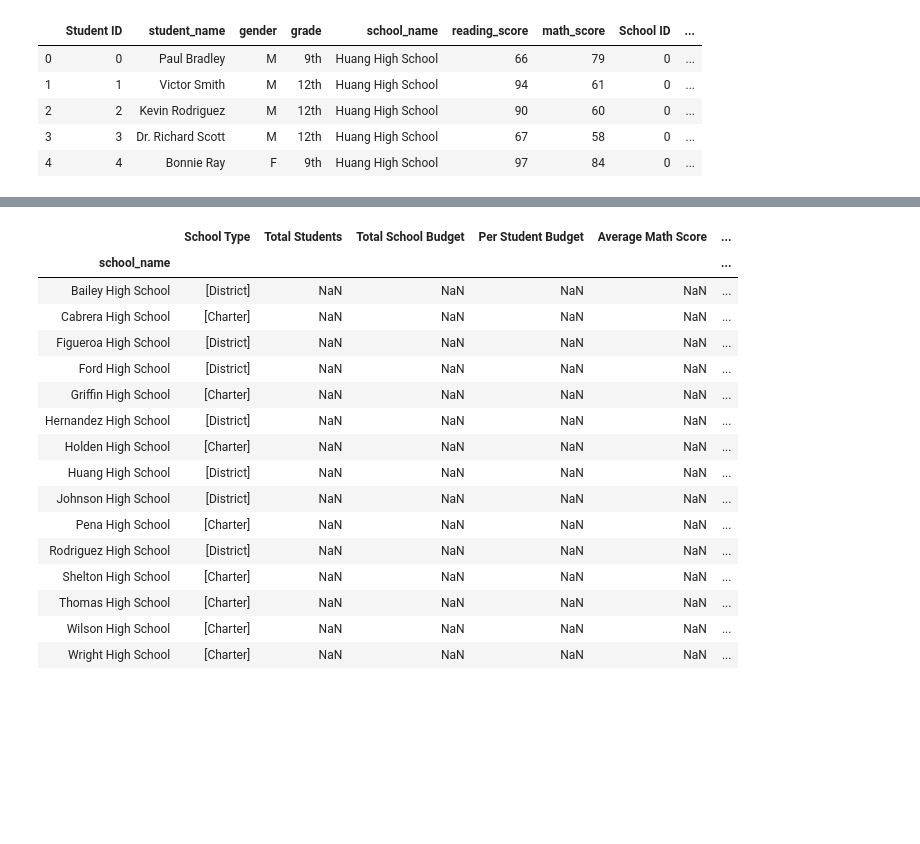
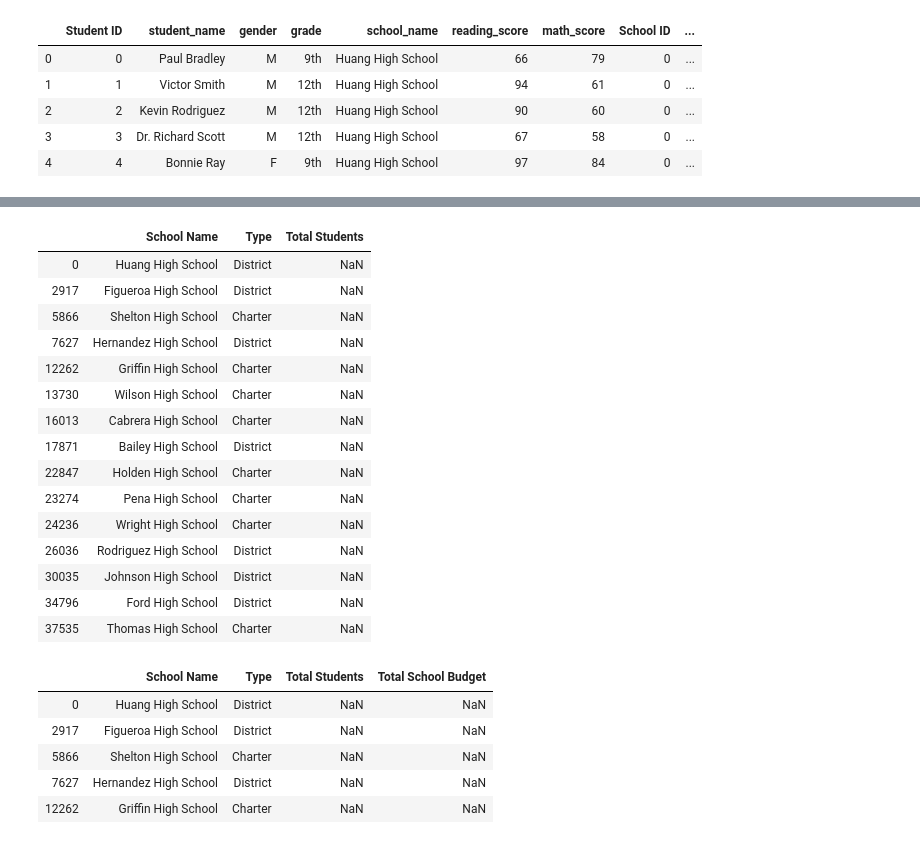
Before and after one commit to ejmayer/PyCitySchools, a Jupyter notebook: CitySchools.ipynb, the cells around one changed output, grey strips where cells are left out. Cells and saved outputs as stored; diff of their text form; code cells hidden in the pictures; blank space fills up the shorter version.

Commit message:
finished district summary

```diff
--- a/CitySchools.ipynb
+++ b/CitySchools.ipynb
@@ -172,0 +168,3 @@ school_summary
+# %%
+school_data_complete = school_data_complete.rename(columns={"school_name":"School Name", "type":"Type"})
+school_data_complete
@@ -172,0 +185,5 @@ school_summary
+# %%
+school_summary = pd.DataFrame({school_data_complete['School Name'], school_data_complete['Type']})
+#school_summary = school_summary.set_index('School Name')
+#school_summary = school_summary.drop_duplicates(subset=['School Name'])
+school_summary
@@ -175,23 +203,33 @@ school_summary
+# %%
+total_students = school_data_complete.groupby(['School Name'])['size'].size()
+school_summary['Total Students'] = total_students
+school_summary
+#total_students
+# %% [output]
+|  | School Name | Type | Total Students |
+| 0 | Huang High School | District | NaN |
+| 2917 | Figueroa High School | District | NaN |
+| 5866 | Shelton High School | Charter | NaN |
+| 7627 | Hernandez High School | District | NaN |
+| 12262 | Griffin High School | Charter | NaN |
+| 13730 | Wilson High School | Charter | NaN |
+| 16013 | Cabrera High School | Charter | NaN |
+| 17871 | Bailey High School | District | NaN |
+| 22847 | Holden High School | Charter | NaN |
+| 23274 | Pena High School | Charter | NaN |
+| 24236 | Wright High School | Charter | NaN |
+| 26036 | Rodriguez High School | District | NaN |
+| 30035 | Johnson High School | District | NaN |
+| 34796 | Ford High School | District | NaN |
+| 37535 | Thomas High School | Charter | NaN |
 # %%
-school_type = school_data_complete.groupby('school_name')['type'].unique()
-school_summary["School Type"] = school_type
-
-school_summary
+total_school_budget = school_data_complete.groupby(['School Name'])['budget'].unique()
+school_summary["Total School Budget"] = total_school_budget
+school_summary.head()
 # %% [output]
-|  | School Type | Total Students | Total School Budget | Per Student Budget | Average Math Score | ... |
-| school_name |  |  |  |  |  | ... |
-| Bailey High School | [District] | NaN | NaN | NaN | NaN | ... |
-| Cabrera High School | [Charter] | NaN | NaN | NaN | NaN | ... |
-| Figueroa High School | [District] | NaN | NaN | NaN | NaN | ... |
-| Ford High School | [District] | NaN | NaN | NaN | NaN | ... |
-| Griffin High School | [Charter] | NaN | NaN | NaN | NaN | ... |
-| Hernandez High School | [District] | NaN | NaN | NaN | NaN | ... |
-| Holden High School | [Charter] | NaN | NaN | NaN | NaN | ... |
-| Huang High School | [District] | NaN | NaN | NaN | NaN | ... |
-| Johnson High School | [District] | NaN | NaN | NaN | NaN | ... |
-| Pena High School | [Charter] | NaN | NaN | NaN | NaN | ... |
-| Rodriguez High School | [District] | NaN | NaN | NaN | NaN | ... |
-| Shelton High School | [Charter] | NaN | NaN | NaN | NaN | ... |
-| Thomas High School | [Charter] | NaN | NaN | NaN | NaN | ... |
-| Wilson High School | [Charter] | NaN | NaN | NaN | NaN | ... |
-| Wright High School | [Charter] | NaN | NaN | NaN | NaN | ... |
+|  | School Name | Type | Total Students | Total School Budget |
+| 0 | Huang High School | District | NaN | NaN |
+| 2917 | Figueroa High School | District | NaN | NaN |
+| 5866 | Shelton High School | Charter | NaN | NaN |
+| 7627 | Hernandez High School | District | NaN | NaN |
+| 12262 | Griffin High School | Charter | NaN | NaN |
```
Also changed, not shown: parts of 37 cells of this notebook.
